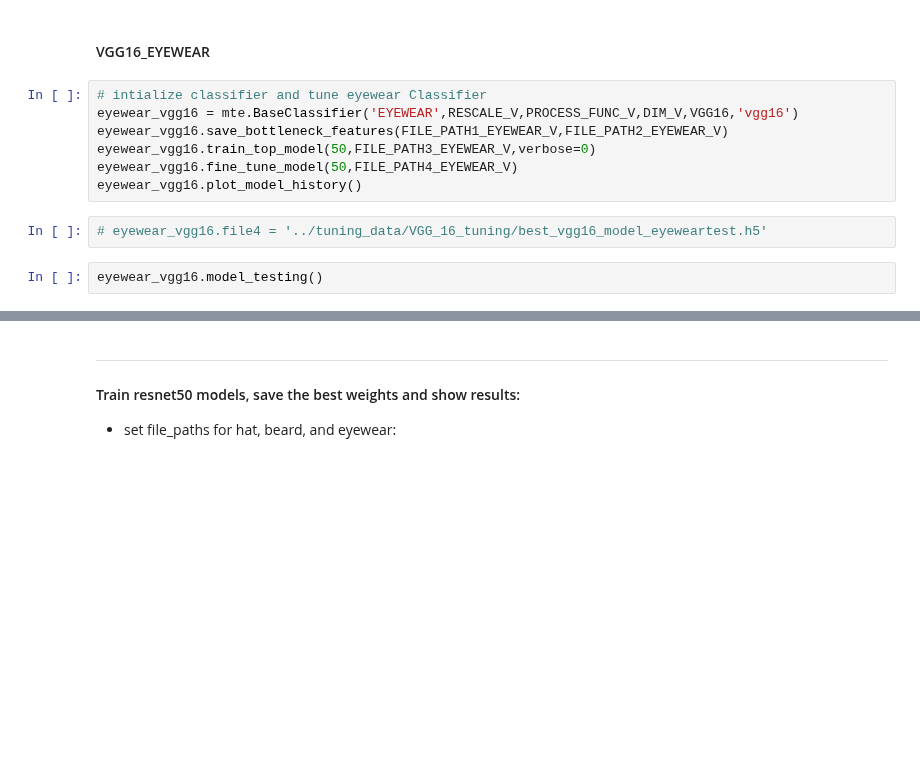
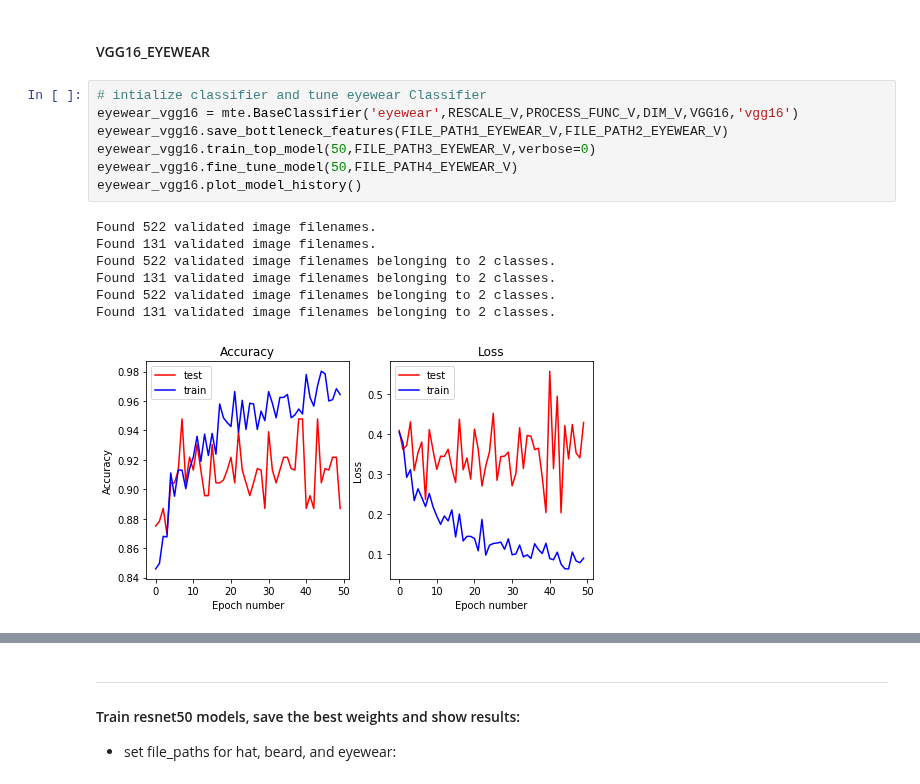
Before and after one commit to mzhou356/img2recommender, a Jupyter notebook: notebooks/vgg16_resnet50_model_tuning.ipynb, the cells around one changed output, grey strips where cells are left out. Saved outputs shown, nothing was run; the diff lists cells and outputs as text; blank space fills up the shorter version.

```diff
--- a/notebooks/vgg16_resnet50_model_tuning.ipynb
+++ b/notebooks/vgg16_resnet50_model_tuning.ipynb
@@ -129,12 +166,16 @@ beard_vgg16.model_testing()
 #### VGG16_EYEWEAR
 # %%
 # intialize classifier and tune eyewear Classifier
-eyewear_vgg16 = mte.BaseClassifier('EYEWEAR',RESCALE_V,PROCESS_FUNC_V,DIM_V,VGG16,'vgg16')
+eyewear_vgg16 = mte.BaseClassifier('eyewear',RESCALE_V,PROCESS_FUNC_V,DIM_V,VGG16,'vgg16')
 eyewear_vgg16.save_bottleneck_features(FILE_PATH1_EYEWEAR_V,FILE_PATH2_EYEWEAR_V)
 eyewear_vgg16.train_top_model(50,FILE_PATH3_EYEWEAR_V,verbose=0)
 eyewear_vgg16.fine_tune_model(50,FILE_PATH4_EYEWEAR_V)
 eyewear_vgg16.plot_model_history()
+# %% [output]
+Found 522 validated image filenames.
+Found 131 validated image filenames.
+Found 522 validated image filenames belonging to 2 classes.
+Found 131 validated image filenames belonging to 2 classes.
+Found 522 validated image filenames belonging to 2 classes.
+Found 131 validated image filenames belonging to 2 classes.
+[figure, added]
-# %%
-# eyewear_vgg16.file4 = '../tuning_data/VGG_16_tuning/best_vgg16_model_eyeweartest.h5'
-# %%
-eyewear_vgg16.model_testing()
```
Also changed, not shown: parts of 19 cells of this notebook, 1 other file.
